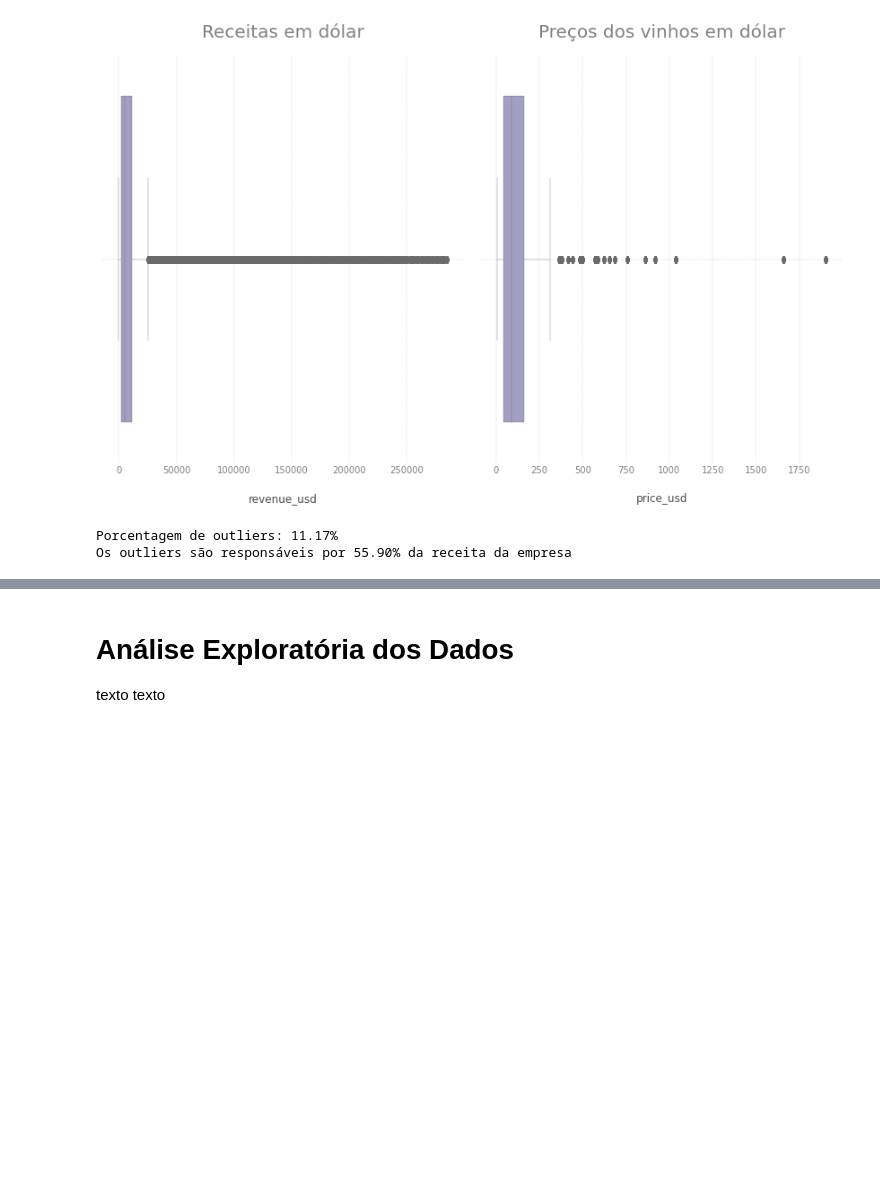
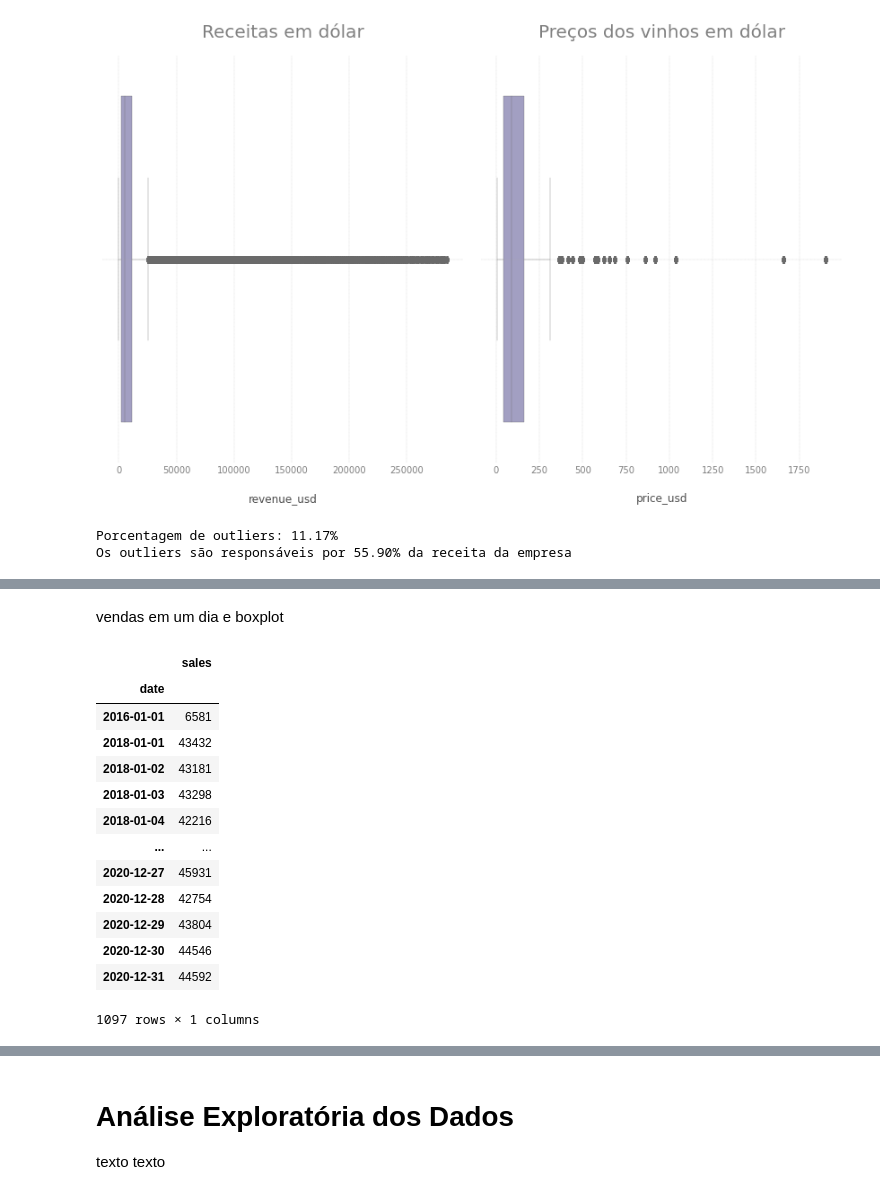
Before and after one commit to FerrazThales/demand_forecasting_prophet, a Jupyter notebook: Demand_Forecasting_with_Prophet.ipynb, the cells around one changed output, grey strips where cells are left out. Drawn from its saved outputs; the diff is of its cells as text; code cells hidden in the pictures; blank space fills up the shorter version.

```diff
--- a/Demand_Forecasting_with_Prophet.ipynb
+++ b/Demand_Forecasting_with_Prophet.ipynb
@@ -276,7 +276,7 @@ texto sobre a junção das duas bases de dados [artigo](https://medium.com/data-
 </p>
 # %%
 #códigos para juntar as duas bases de dados
-df = pd.merge(produtos,vendas,left_on='item_id',right_on='item')
+df = pd.merge(produtos,vendas,how='right',left_on='item_id',right_on='item')
 
 #mudando a variável data para o índice
 df.set_index('date',inplace=True)
@@ -379,0 +392,21 @@ O vinho mais barato do catálogo é o Cava Juvé & Camps Cinta Purpura Reserva B
+# %% [markdown]
+vendas em um dia e boxplot
+# %%
+#avaliando a quantidade de vendas diária
+quantidade_de_vinhos_vendida_por_dia = df.groupby(by='date').sales.sum()
+quantidade_de_vinhos_vendida_por_dia.to_frame()
+# %% [output]
+|  | sales |
+| date |  |
+| 2016-01-01 | 6581 |
+| 2018-01-01 | 43432 |
+| 2018-01-02 | 43181 |
+| 2018-01-03 | 43298 |
+| 2018-01-04 | 42216 |
+| ... | ... |
+| 2020-12-27 | 45931 |
+| 2020-12-28 | 42754 |
+| 2020-12-29 | 43804 |
+| 2020-12-30 | 44546 |
+| 2020-12-31 | 44592 |
+1097 rows × 1 columns
```
Also changed, not shown: parts of 15 cells of this notebook.
